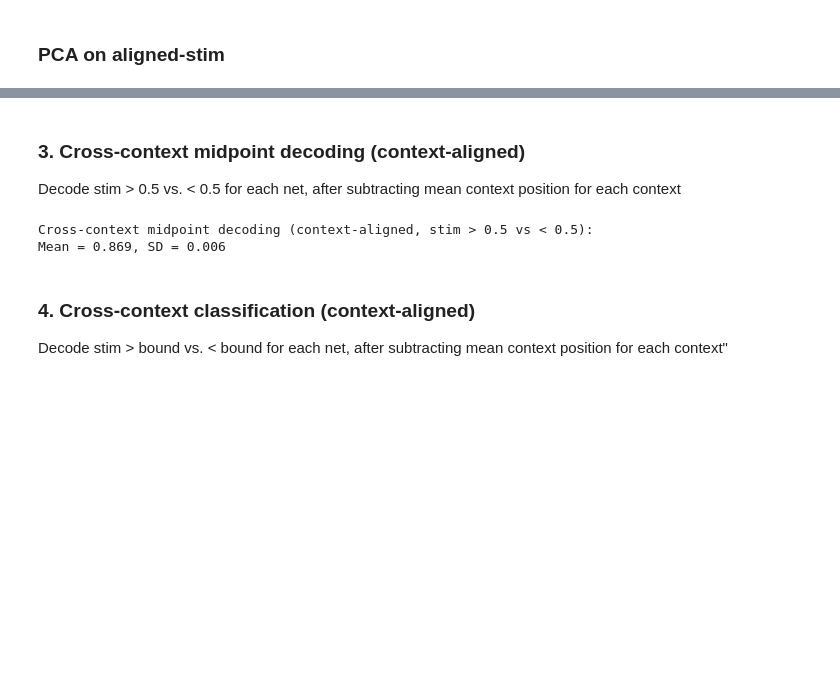
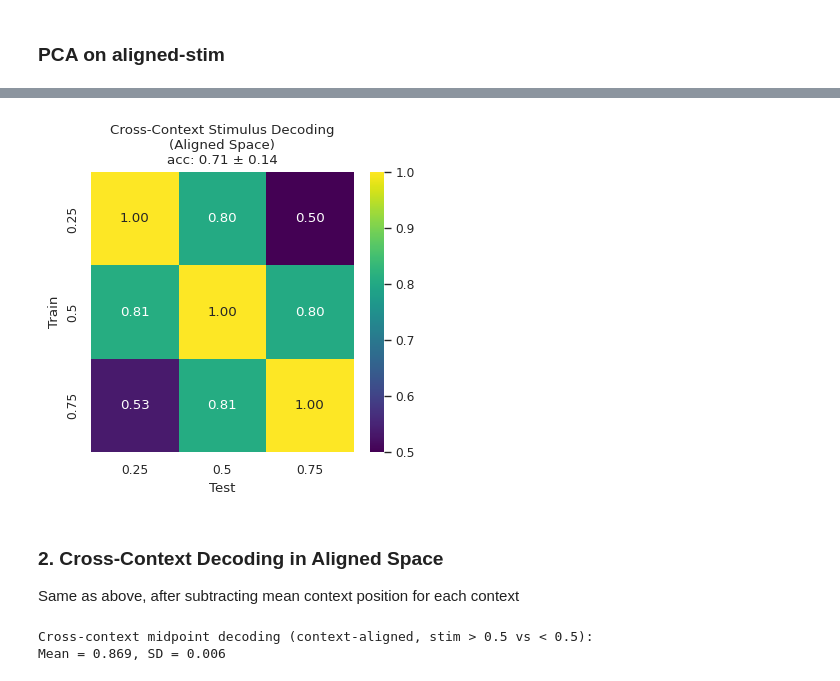
Before and after one commit to siyer7/asymmetry_design, a Jupyter notebook: code/python/simulation_analyses.ipynb, the cells around one changed output, grey strips where cells are left out. Drawn from its saved outputs; the diff is of its cells as text; code cells hidden in the pictures; blank space fills up the shorter version.

```diff
--- a/code/python/simulation_analyses.ipynb
+++ b/code/python/simulation_analyses.ipynb
@@ -288,14 +270,14 @@ plt.show()
 # %% [markdown]
 ### PCA on aligned-stim
 # %%
-# === stim_aligned (relative to boundary) coloring with diverging colormap ===
+# # === stim_aligned (relative to boundary) coloring with diverging colormap ===
 
-# merge stim_aligned from beh_df into pca_df
-pca_df['stim_aligned'] = beh_df.loc[pca_df.index, 'stim_aligned'].values
+# # merge stim_aligned from beh_df into pca_df
+# pca_df['stim_aligned'] = beh_df.loc[pca_df.index, 'stim_aligned'].values
 
-# symmetric norm for stim_aligned (diverging colormap: red=below boundary, blue=above)
-stim_aligned_abs_max = max(abs(pca_df['stim_aligned'].min()), abs(pca_df['stim_aligned'].max()))
-shared_norm_aligned = Normalize(vmin=-stim_aligned_abs_max, vmax=stim_aligned_abs_max)
-shared_cmap_aligned = plt.cm.RdBu
+# # symmetric norm for stim_aligned (diverging colormap: red=below boundary, blue=above)
+# stim_aligned_abs_max = max(abs(pca_df['stim_aligned'].min()), abs(pca_df['stim_aligned'].max()))
+# shared_norm_aligned = Normalize(vmin=-stim_aligned_abs_max, vmax=stim_aligned_abs_max)
+# shared_cmap_aligned = plt.cm.RdBu
 
-print(f'stim_aligned range: [{pca_df["stim_aligned"].min():.4f}, {pca_df["stim_aligned"].max():.4f}]')
+# print(f'stim_aligned range: [{pca_df["stim_aligned"].min():.4f}, {pca_df["stim_aligned"].max():.4f}]')
@@ -400,6 +348,52 @@ Mean = 0.769, SD = 0.061
+# %%
+# Context-pairwise midpoint decoding with Logistic Regression: train on one context, test on another
+
+# CHOOSE SETTINGS
+decoding_label = ['Stimulus', 'Class'][0]
+alignment_label = ['Original Space', 'Aligned Space'][1]
+decoding_target = 0.5 if decoding_label == 'Stimulus' else pca_df['boundary']
+alignment = False if alignment_label == 'Original Space' else True
+
+# set variables
+n_nets, n_trials, n_units = hidden_stack.shape
+contexts = sorted(pca_df['boundary'].unique())
+n_contexts = len(contexts)
+pairwise_acc = np.zeros((n_nets, n_contexts, n_contexts))
+
+for net in range(n_nets):
+    X = hidden_stack[net]
+    if alignment: X = align_contexts(X, pca_df['boundary'].values)
+
+    y = (pca_df['stim'] > decoding_target).astype(int).values  # 1 if stim > decoding_target, else 0
+
+    for i, ctx_train in enumerate(contexts): # train context
+        train_idx = pca_df['boundary'] == ctx_train
+
+        for j, ctx_test in enumerate(contexts): # test context
+            test_idx = pca_df['boundary'] == ctx_test
+
+            clf = LogisticRegression(penalty=None)
+            clf.fit(X[train_idx], y[train_idx])
+            acc = clf.score(X[test_idx], y[test_idx])
+            pairwise_acc[net, i, j] = acc
+
+# Average over networks
+mean_net_acc = np.nanmean(pairwise_acc, axis=0)
+
+plt.figure(figsize=(4,4))
+sns.heatmap(mean_net_acc, annot=True, fmt='.2f', xticklabels=contexts, yticklabels=contexts, cmap='viridis')
+plt.xlabel('Test')
+plt.ylabel('Train')
+
+offdiag = mean_net_acc[~np.eye(n_contexts, dtype=bool)]
+plt.title(f'Cross-Context {decoding_label} Decoding\n({alignment_label})\nacc: {np.nanmean(offdiag):.2f} ± {np.nanstd(offdiag):.2f}')
+plt.tight_layout()
+plt.show()
+# %% [output]
+[figure, added]
 # %% [markdown]
-### 3. Cross-context midpoint decoding (context-aligned)
-Decode stim > 0.5 vs. < 0.5 for each net, after subtracting mean context position for each context
+### 2. Cross-Context Decoding in Aligned Space
+Same as above, after subtracting mean context position for each context
 # %%
 # Cross-context midpoint decoding (context-aligned):
 # 1. Subtract mean context (boundary) activation from each trial's hidden activation to align contexts
@@ -436,6 +430,3 @@ print(f"Cross-context midpoint decoding (context-aligned, stim > 0.5 vs < 0.5):\
 # %% [output]
 Cross-context midpoint decoding (context-aligned, stim > 0.5 vs < 0.5):
 Mean = 0.869, SD = 0.006
-# %% [markdown]
-### 4. Cross-context classification (context-aligned)
-Decode stim > bound vs. < bound for each net, after subtracting mean context position for each context"
```
Also changed, not shown: parts of 13 cells of this notebook.
